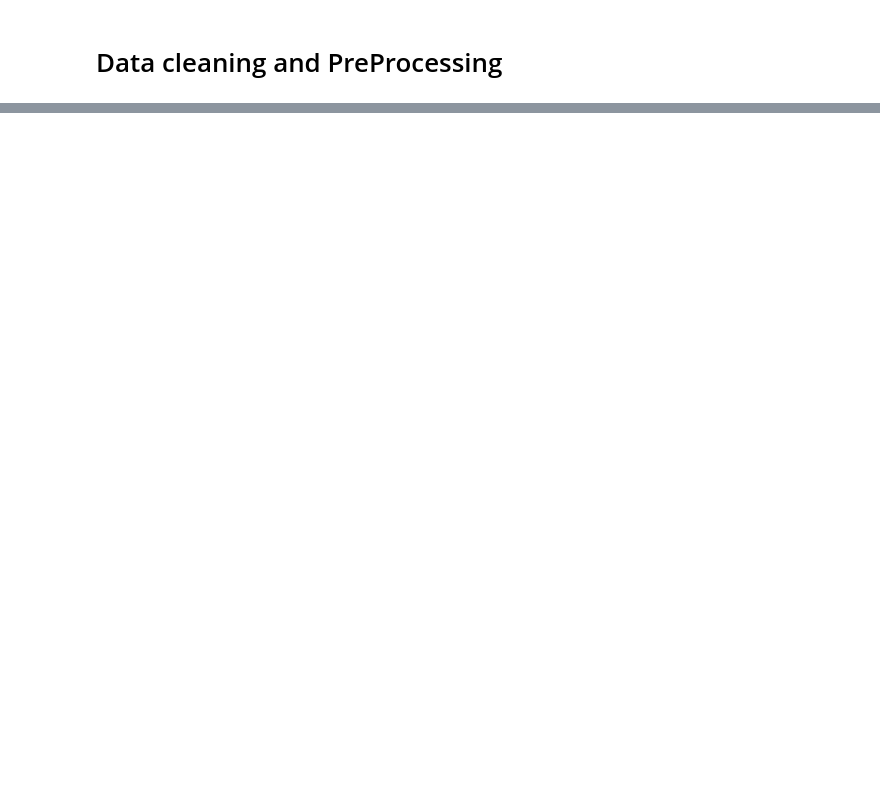
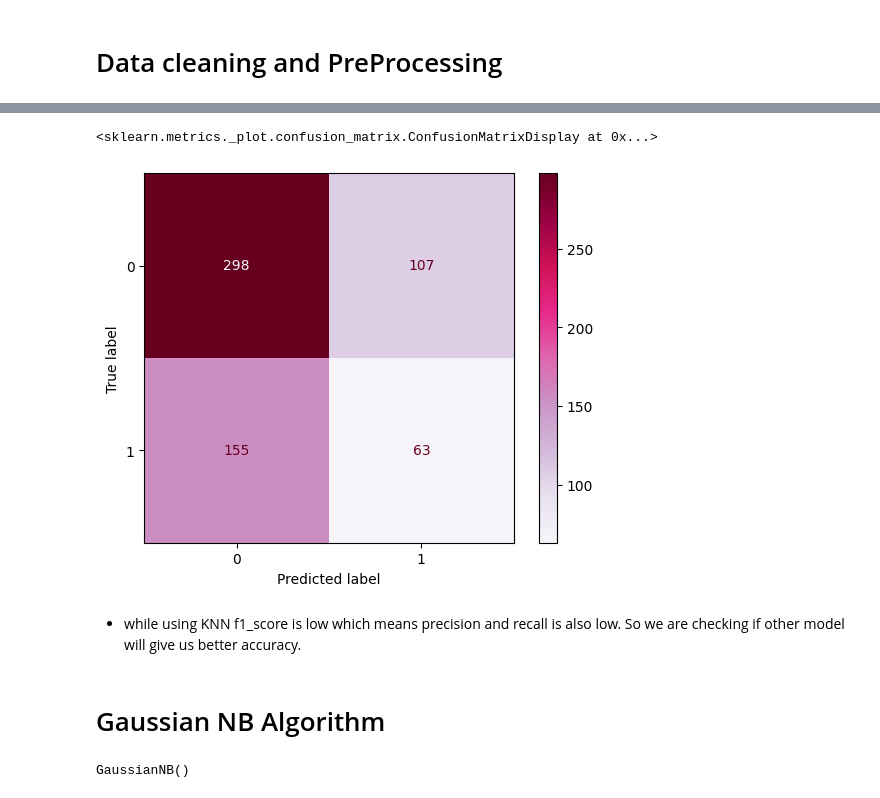
Before and after one commit to bikashbanjaraa/Water_quality_prediction, a Jupyter notebook: Water_Quality_Prediction.ipynb, the cells around one changed output, grey strips where cells are left out. Drawn from its saved outputs; the diff is of its cells as text; code cells hidden in the pictures; blank space fills up the shorter version.

Commit message:
done more algorithms and used streamlit as api using pickle

```diff
--- a/Water_Quality_Prediction.ipynb
+++ b/Water_Quality_Prediction.ipynb
@@ -112,0 +401,5 @@ df.describe()
+# %%
+from sklearn.neighbors import KNeighborsClassifier
+model2 = KNeighborsClassifier()
+model2.fit(X_train,y_train)
+model2.score(X_test,y_test)
@@ -112,0 +470,9 @@ df.describe()
+# %%
+ConfusionMatrixDisplay.from_estimator(model2, X_test, y_test, cmap='PuRd')
+# %% [output]
+<sklearn.metrics._plot.confusion_matrix.ConfusionMatrixDisplay at 0x...>
+[figure, added]
+# %% [markdown]
+* while using KNN f1_score is low which means precision and recall is also low. So we are checking if other model will give us better accuracy.
+# %% [markdown]
+# Gaussian NB Algorithm
@@ -112,0 +481,5 @@ df.describe()
+# %%
+model3=GaussianNB()
+model3.fit(X_train,y_train)
+# %% [output]
+GaussianNB()
```
Also changed, not shown: parts of 74 cells of this notebook, 2 other files.
